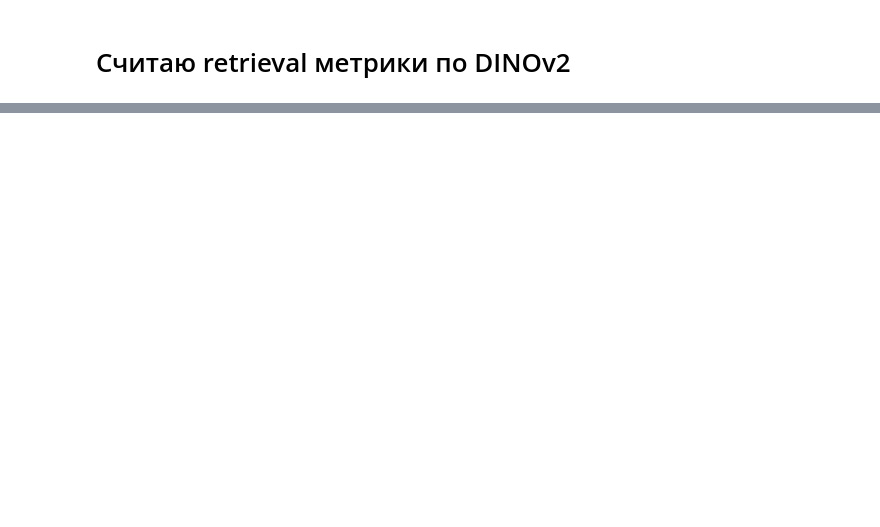
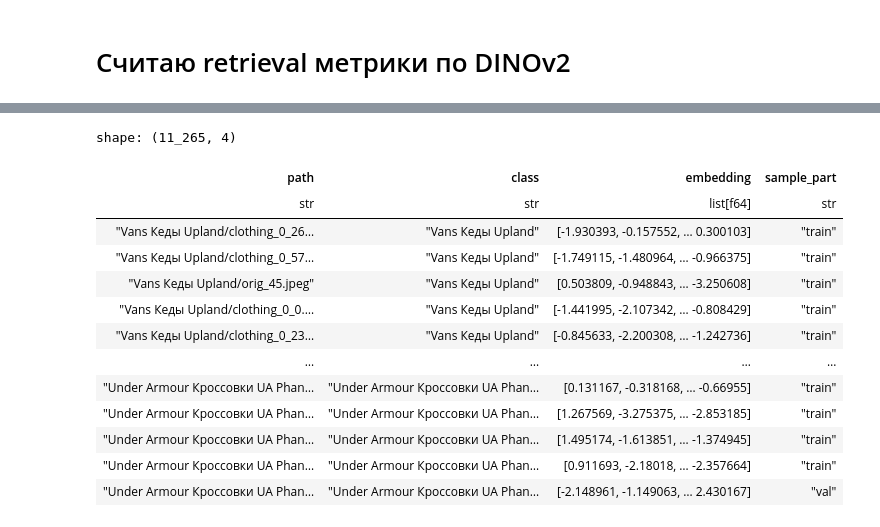
Before and after one commit to xan-d-or/sneakers-hse, a Jupyter notebook: notebooks/5-models/dinov2.ipynb, the cells around one changed output, grey strips where cells are left out. Cells and saved outputs as stored; diff of their text form; code cells hidden in the pictures; blank space fills up the shorter version.

```diff
--- a/notebooks/5-models/dinov2.ipynb
+++ b/notebooks/5-models/dinov2.ipynb
@@ -32,3 +95,36 @@ shape: (41, 2)
+# %%
+sql = pl.SQLContext()
+sql.register_globals()
+df = sql.execute(
+    '''
+select
+    df.*
+    , case when train_df.path is not null then 'train'
+            when val_df.path is not null then 'val'
+            when test_df.path is not null then 'test'
+            end as sample_part
+from df
+left join train_df using(path)
+left join val_df using(path)
+left join test_df using(path)
+'''
+).collect()
+df
+# %% [output]
+shape: (11_265, 4)
+| path | class | embedding | sample_part |
+| str | str | list[f64] | str |
+| "Vans Кеды Upland/clothing_0_26… | "Vans Кеды Upland" | [-1.930393, -0.157552, … 0.300103] | "train" |
+| "Vans Кеды Upland/clothing_0_57… | "Vans Кеды Upland" | [-1.749115, -1.480964, … -0.966375] | "train" |
+| "Vans Кеды Upland/orig_45.jpeg" | "Vans Кеды Upland" | [0.503809, -0.948843, … -3.250608] | "train" |
+| "Vans Кеды Upland/clothing_0_0.… | "Vans Кеды Upland" | [-1.441995, -2.107342, … -0.808429] | "train" |
+| "Vans Кеды Upland/clothing_0_23… | "Vans Кеды Upland" | [-0.845633, -2.200308, … -1.242736] | "train" |
+| … | … | … | … |
+| "Under Armour Кроссовки UA Phan… | "Under Armour Кроссовки UA Phan… | [0.131167, -0.318168, … -0.66955] | "train" |
+| "Under Armour Кроссовки UA Phan… | "Under Armour Кроссовки UA Phan… | [1.267569, -3.275375, … -2.853185] | "train" |
+| "Under Armour Кроссовки UA Phan… | "Under Armour Кроссовки UA Phan… | [1.495174, -1.613851, … -1.374945] | "train" |
+| "Under Armour Кроссовки UA Phan… | "Under Armour Кроссовки UA Phan… | [0.911693, -2.18018, … -2.357664] | "train" |
+| "Under Armour Кроссовки UA Phan… | "Under Armour Кроссовки UA Phan… | [-2.148961, -1.149063, … 2.430167] | "val" |
 # %%
 client = chromadb.Client()
 collection = client.get_or_create_collection(
```
Also changed, not shown: parts of 11 cells of this notebook, 1 other file.
